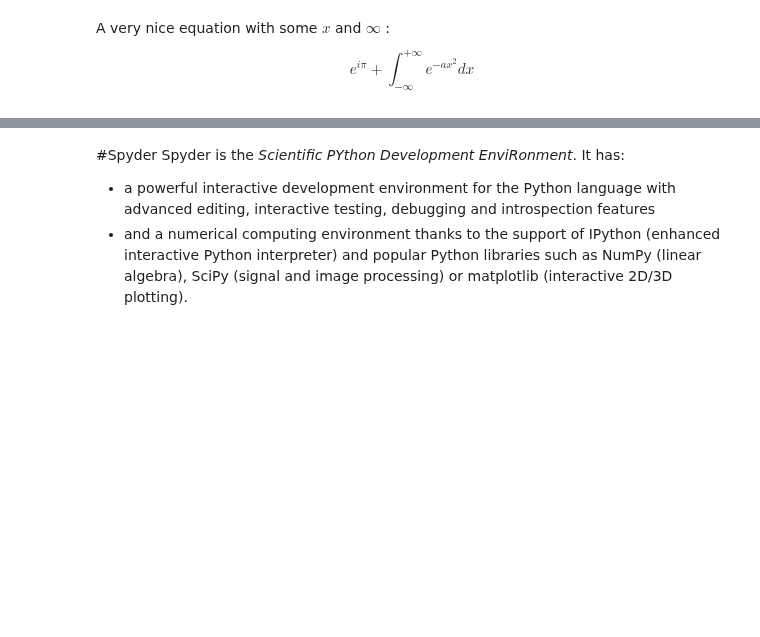
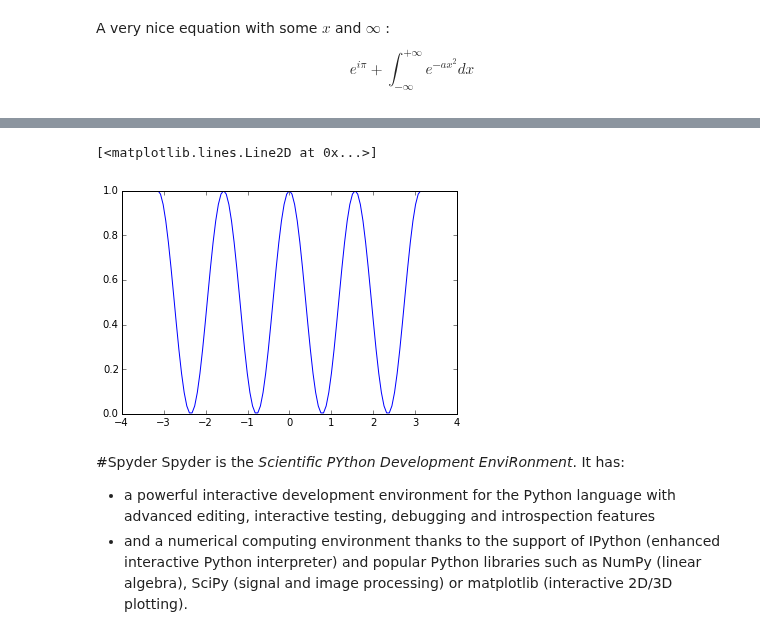
Before and after one commit to jhillairet/Python_Course_For_Fusion, a Jupyter notebook: 1-Introduction_to_Python.ipynb, the cells around one changed output, grey strips where cells are left out. Drawn from its saved outputs; the diff is of its cells as text; code cells hidden in the pictures; blank space fills up the shorter version.

```diff
--- a/1-Introduction_to_Python.ipynb
+++ b/1-Introduction_to_Python.ipynb
@@ -148,3 +150,11 @@ True
+# %%
+# and now some code and graphics
+x = np.linspace(-np.pi, +np.pi, 101)
+y = np.cos(2*x)**2
+plot(x,y)
+# %% [output]
+[<matplotlib.lines.Line2D at 0x...>]
+[figure, added]
 # %% [markdown]
 #Spyder
 Spyder is the _Scientific PYthon Development EnviRonment_. It has:
```
Also changed, not shown: parts of 6 cells of this notebook.
